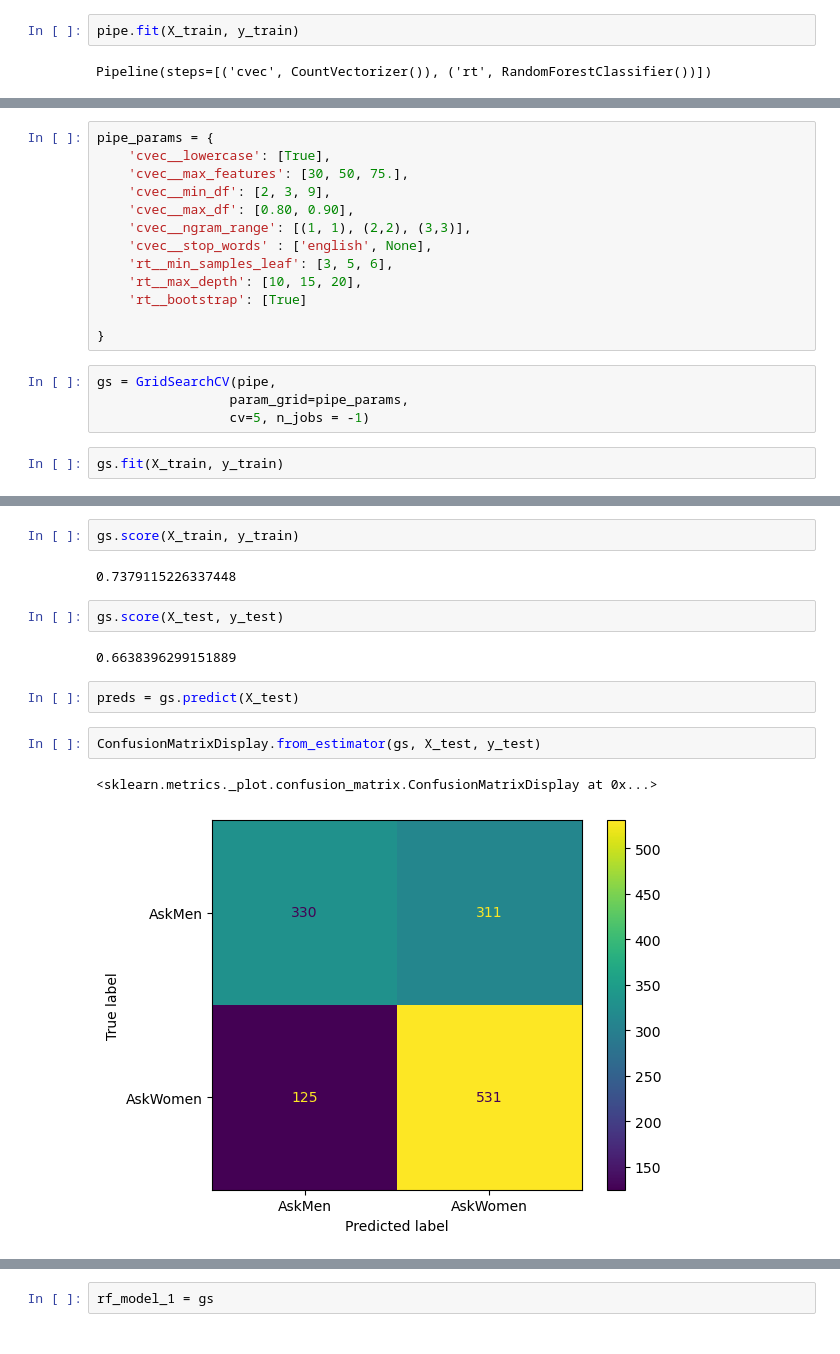
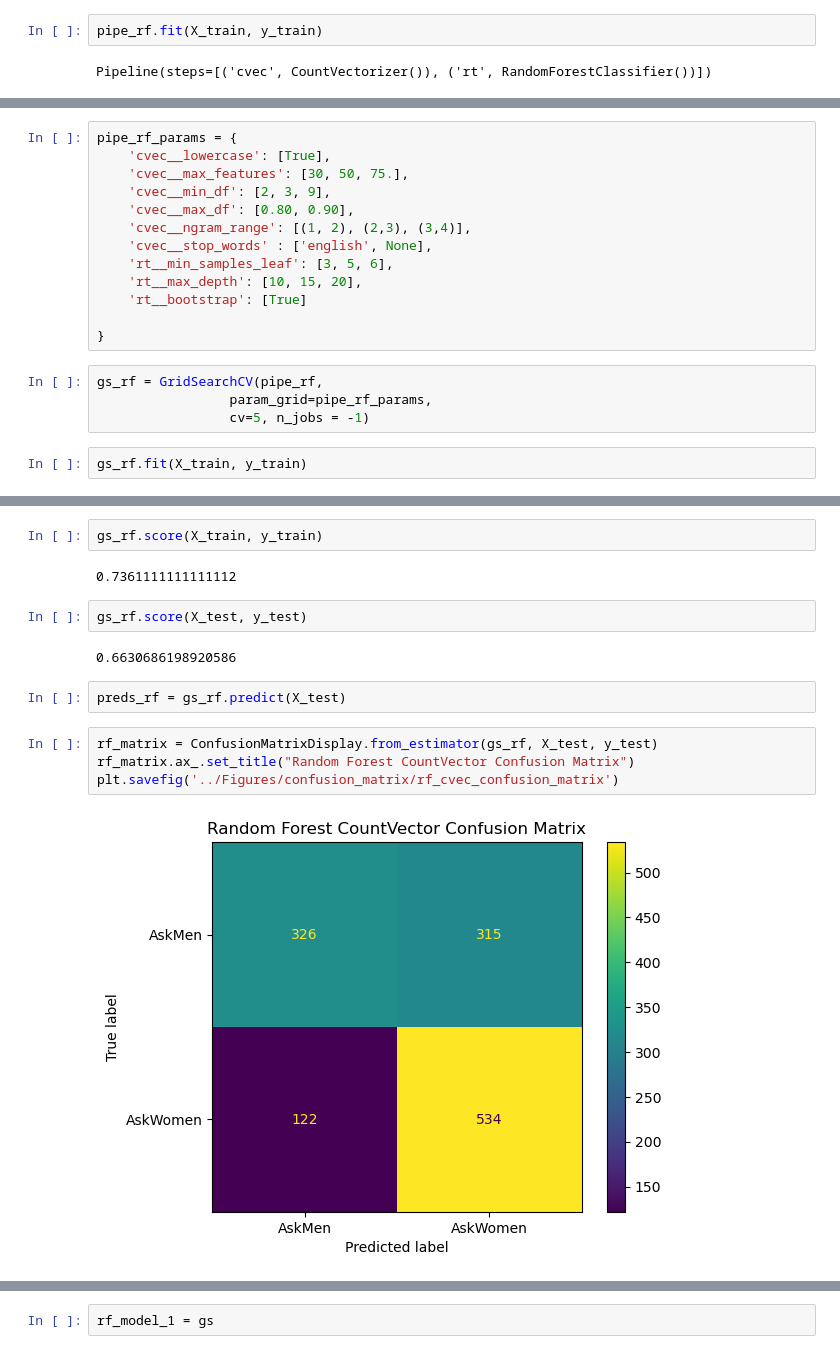
Before and after one commit to DerikVo/Reddit_NLP_project, a Jupyter notebook: Code/03_modeling.ipynb, the cells around one changed output, grey strips where cells are left out. Drawn from its saved outputs; the diff is of its cells as text.

Commit message:
build 2 more models and confusion matricies

```diff
--- a/Code/03_modeling.ipynb
+++ b/Code/03_modeling.ipynb
@@ -41,5 +43,5 @@ cross_val_score(pipe, X_train, y_train, cv=3).mean()
 # %%
-pipe.fit(X_train, y_train)
+pipe_rf.fit(X_train, y_train)
 # %% [output]
 Pipeline(steps=[('cvec', CountVectorizer()), ('rt', RandomForestClassifier())])
 # %%
@@ -51,10 +53,10 @@ print(f' Test score is {pipe.score(X_test, y_test)}')
 # %%
-pipe_params = {
+pipe_rf_params = {
     'cvec__lowercase': [True],
     'cvec__max_features': [30, 50, 75.],
     'cvec__min_df': [2, 3, 9],
     'cvec__max_df': [0.80, 0.90],
-    'cvec__ngram_range': [(1, 1), (2,2), (3,3)],
+    'cvec__ngram_range': [(1, 2), (2,3), (3,4)],
     'cvec__stop_words' : ['english', None],
     'rt__min_samples_leaf': [3, 5, 6],
     'rt__max_depth': [10, 15, 20],
@@ -62,9 +64,9 @@ pipe_params = {
 
 }
 # %%
-gs = GridSearchCV(pipe,
-                 param_grid=pipe_params,
+gs_rf = GridSearchCV(pipe_rf,
+                 param_grid=pipe_rf_params,
                  cv=5, n_jobs = -1)
 # %%
-gs.fit(X_train, y_train)
+gs_rf.fit(X_train, y_train)
 # %%
@@ -95,16 +104,17 @@ Best parmas for a countvector and random forest
 # %%
-gs.score(X_train, y_train)
+gs_rf.score(X_train, y_train)
 # %% [output]
-0.7379115226337448
+0.7361111111111112
 # %%
-gs.score(X_test, y_test)
+gs_rf.score(X_test, y_test)
 # %% [output]
-0.6638396299151889
+0.6630686198920586
 # %%
-preds = gs.predict(X_test)
+preds_rf = gs_rf.predict(X_test)
 # %%
-ConfusionMatrixDisplay.from_estimator(gs, X_test, y_test)
+rf_matrix = ConfusionMatrixDisplay.from_estimator(gs_rf, X_test, y_test)
+rf_matrix.ax_.set_title("Random Forest CountVector Confusion Matrix")
+plt.savefig('../Figures/confusion_matrix/rf_cvec_confusion_matrix')
 # %% [output]
-<sklearn.metrics._plot.confusion_matrix.ConfusionMatrixDisplay at 0x...>
-[figure, old version]
+[figure, new version]
 # %%
```
Also changed, not shown: parts of 55 cells of this notebook, 10 other files.
